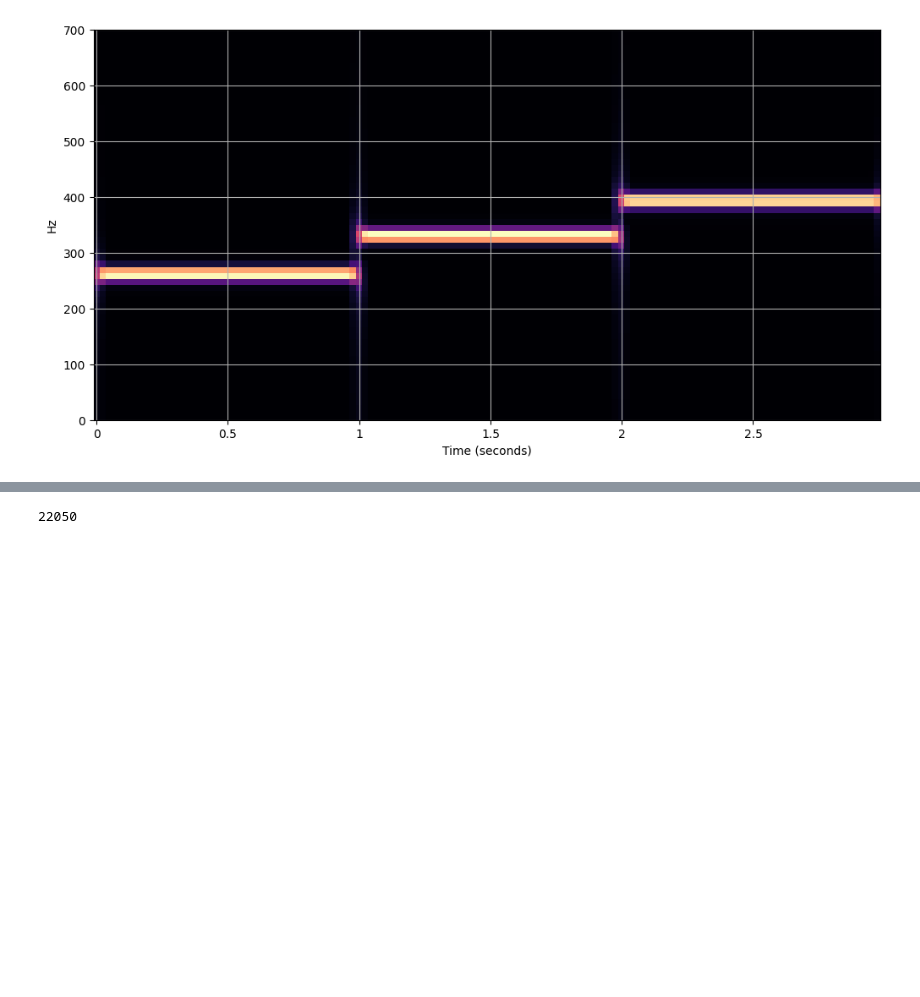
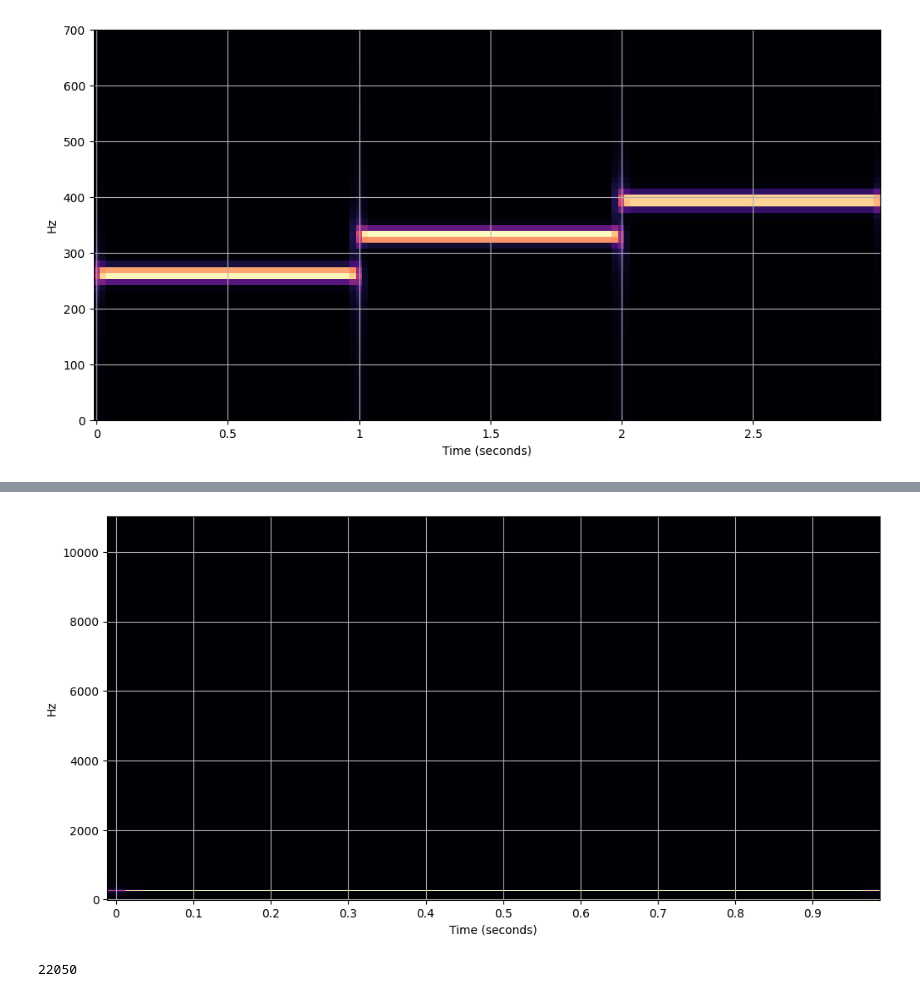
Before and after one commit to blueberrysmoooothie/music, a Jupyter notebook: pitch_detect_test.ipynb, the cells around one changed output, grey strips where cells are left out. Drawn from its saved outputs; the diff is of its cells as text; code cells hidden in the pictures; blank space fills up the shorter version.

```diff
--- a/pitch_detect_test.ipynb
+++ b/pitch_detect_test.ipynb
@@ -167,3 +170,7 @@ array([[ 1.33933260e+01+0.00000000e+00j,  6.68737662e+00+0.00000000e+00j,
+# %%
+draw_stft(DO)
+# %% [output]
+[figure, added]
 # %%
 def get_chroma(sample_sounds, sr ):
     return librosa.feature.chroma_stft(S=np.abs(get_stft(sample_sounds)), sr=sr)
```
Also changed, not shown: parts of 4 cells of this notebook, 1 other file.
